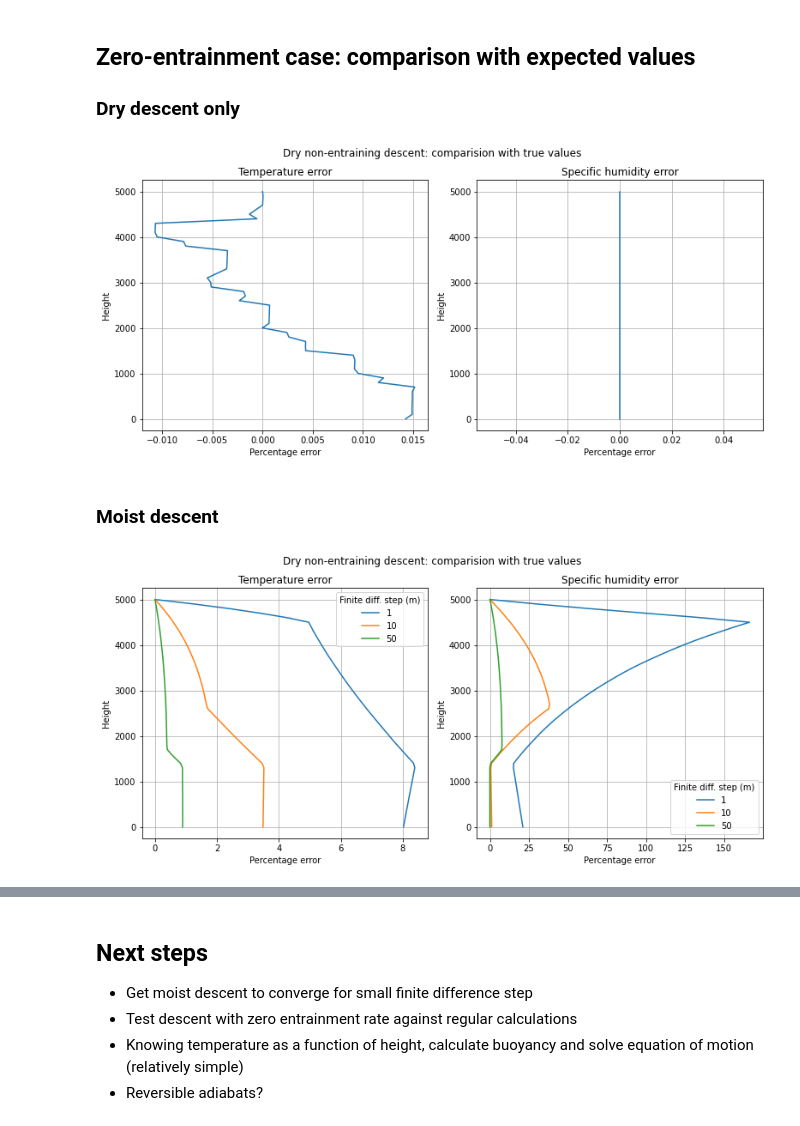
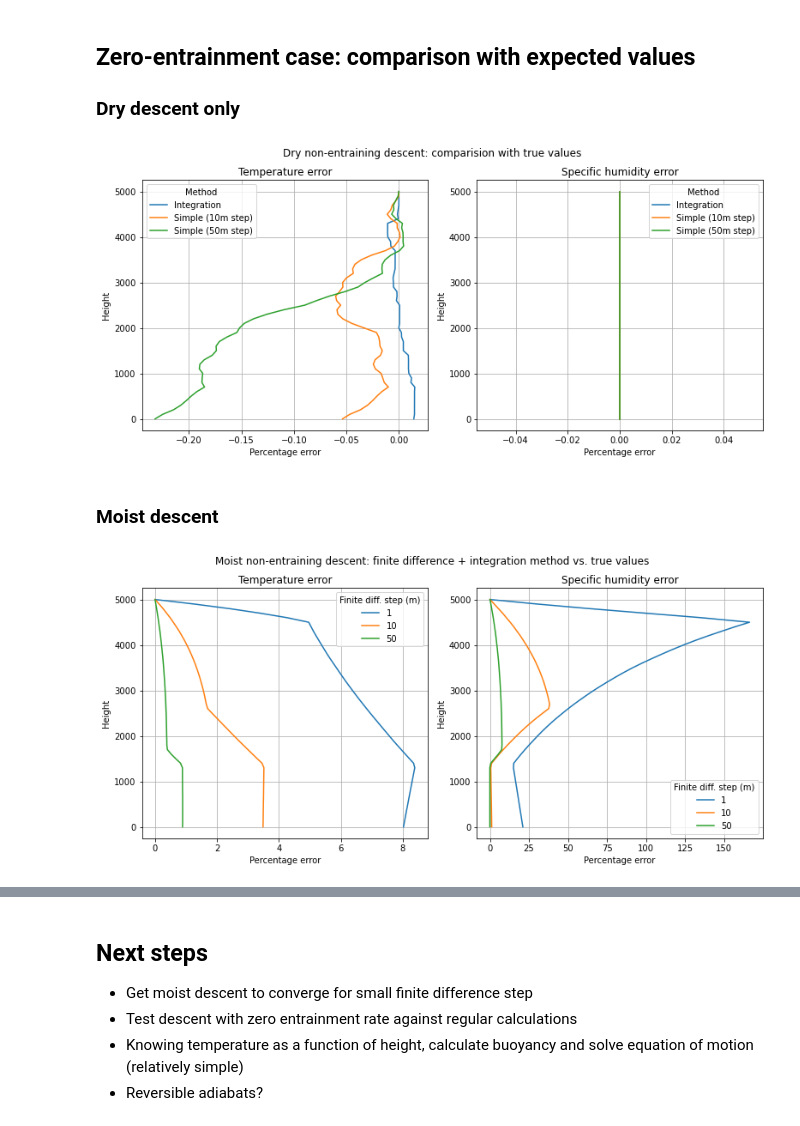
Before and after one commit to tschanzer/taste-of-research-21T3, a Jupyter notebook: notebooks/20210929_entrainment/20210929_entrainment.ipynb, the cells around one changed output, grey strips where cells are left out. Drawn from its saved outputs; the diff is of its cells as text; code cells hidden in the pictures.

```diff
--- a/notebooks/20210929_entrainment/20210929_entrainment.ipynb
+++ b/notebooks/20210929_entrainment/20210929_entrainment.ipynb
@@ -854,28 +947,40 @@ l_true = concatenate([x[2] for x in result])
 # entrainment values
 t_entr, q_entr, l_entr = entrainment_profile(
     height, t_initial, q_initial, 0, 0/units.km, max_step=200)
+t_entr10_sim, q_entr10_sim, l_entr10_sim = entrainment_profile(
+    height, t_initial, q_initial, 0, 0/units.km, dz=10*units.meter)
+t_entr50_sim, q_entr50_sim, l_entr50_sim = entrainment_profile(
+    height, t_initial, q_initial, 0, 0/units.km, dz=50*units.meter)
 # %%
 fig = plt.figure(figsize=(11,5))
 ax = fig.add_subplot(121)
-ax.plot((t_entr - t_true)/t_true*100, height)
+ax.plot((t_entr - t_true)/t_true*100, height, label='Integration')
+ax.plot((t_entr10_sim - t_true)/t_true*100, height, label='Simple (10m step)')
+ax.plot((t_entr50_sim - t_true)/t_true*100, height, label='Simple (50m step)')
 ax.set(
     xlabel='Percentage error',
     ylabel='Height',
     title='Temperature error')
 ax.grid()
+lgd = ax.legend()
+lgd.set_title('Method')
 ax = fig.add_subplot(122)
-ax.plot((q_entr - q_true)/q_true*100, height)
+ax.plot((q_entr - q_true)/q_true*100, height, label='Integration')
+ax.plot((q_entr10_sim - q_true)/q_true*100, height, label='Simple (10m step)')
+ax.plot((q_entr50_sim - q_true)/q_true*100, height, label='Simple (50m step)')
 ax.set(
     xlabel='Percentage error',
     ylabel='Height',
     title='Specific humidity error')
 ax.grid()
+lgd = ax.legend()
+lgd.set_title('Method')
 fig.tight_layout()
 fig.suptitle('Dry non-entraining descent: comparision with true values',
              y=1.03)
 plt.show()
 # %% [output]
-[figure, old version]
+[figure, new version]
 # %% [markdown]
 ### Moist descent
 # %%
@@ -922,8 +1035,9 @@ ax.grid()
 lgd = ax.legend()
 lgd.set_title('Finite diff. step (m)')
 fig.tight_layout()
-fig.suptitle('Dry non-entraining descent: comparision with true values',
-             y=1.03)
+fig.suptitle(
+    'Moist non-entraining descent: finite difference + integration method '
+    'vs. true values', y=1.03)
 plt.show()
 # %% [output]
-[figure, old version]
+[figure, new version]
```
Also changed, not shown: parts of 7 cells of this notebook.
